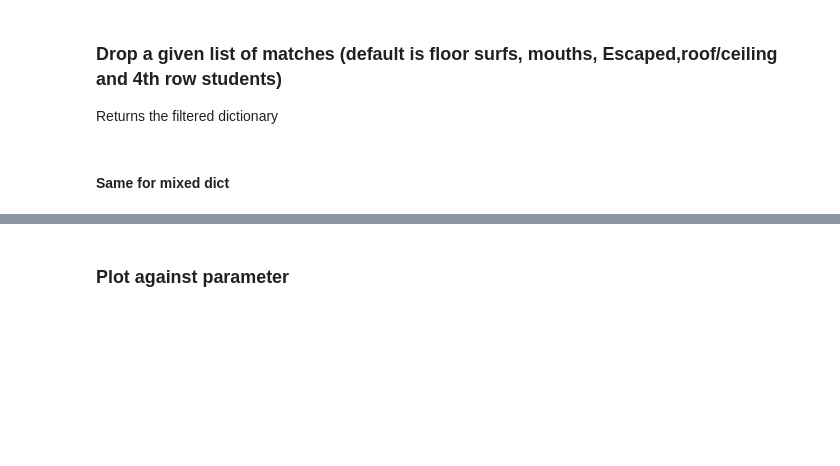
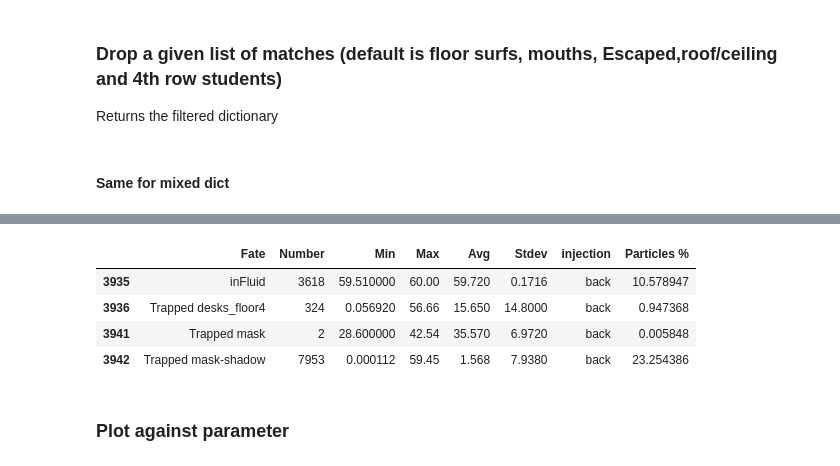
Before and after one commit to socrates-ferna/fluentdpm-posproc, a Jupyter notebook: analysis.ipynb, the cells around one changed output, grey strips where cells are left out. Drawn from its saved outputs; the diff is of its cells as text; code cells hidden in the pictures; blank space fills up the shorter version.

```diff
--- a/analysis.ipynb
+++ b/analysis.ipynb
@@ -168,3 +178,11 @@ newmassmixdict = functions.dropfates(massmixdict,filterstrings)
+# %%
+newtimesmixdict['wall'].loc[60]
+# %% [output]
+|  | Fate | Number | Min | Max | Avg | Stdev | injection | Particles % |
+| 3935 | inFluid | 3618 | 59.510000 | 60.00 | 59.720 | 0.1716 | back | 10.578947 |
+| 3936 | Trapped desks_floor4 | 324 | 0.056920 | 56.66 | 15.650 | 14.8000 | back | 0.947368 |
+| 3941 | Trapped mask | 2 | 28.600000 | 42.54 | 35.570 | 6.9720 | back | 0.005848 |
+| 3942 | Trapped mask-shadow | 7953 | 0.000112 | 59.45 | 1.568 | 7.9380 | back | 23.254386 |
 # %% [markdown]
 ### Plot against parameter
 # %%
```
Also changed, not shown: parts of 33 cells of this notebook, 1 other file.
